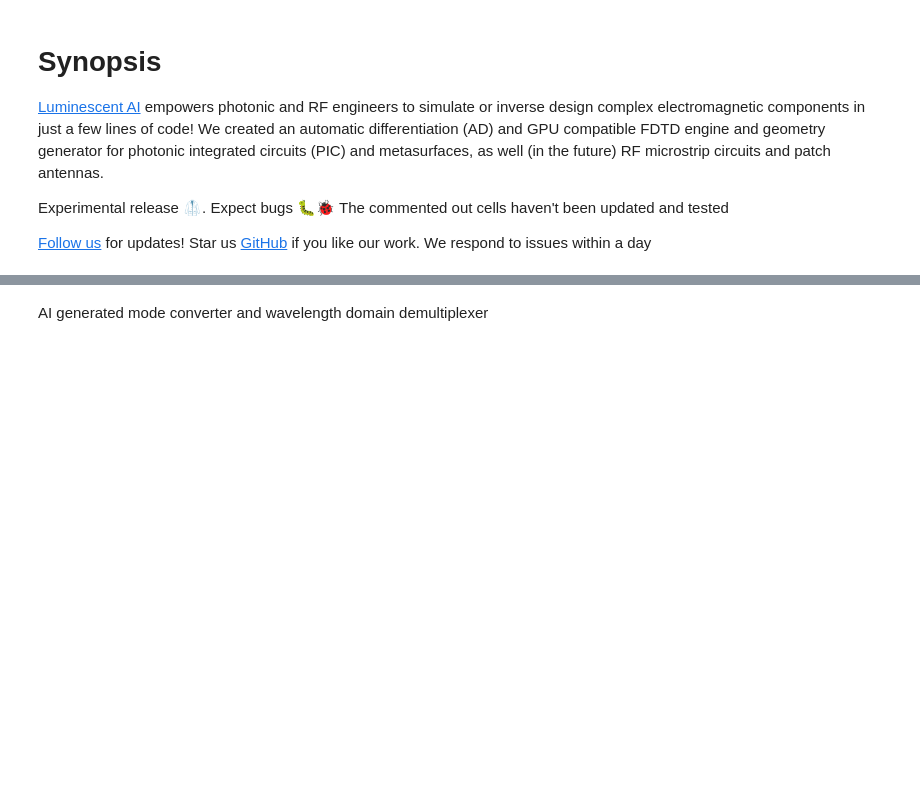
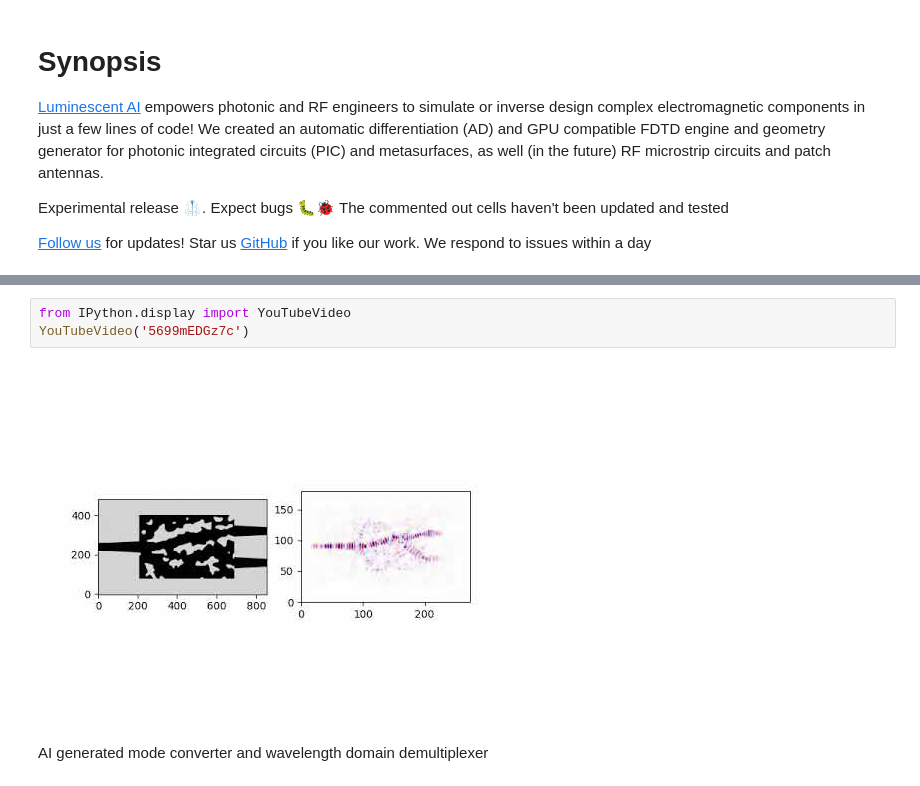
Before and after one commit to paulxshen/Luminescent.jl, a Jupyter notebook: Luminescent_AI_docs.ipynb, the cells around one changed output, grey strips where cells are left out. Saved outputs shown, nothing was run; the diff lists cells and outputs as text; blank space fills up the shorter version.

```diff
--- a/Luminescent_AI_docs.ipynb
+++ b/Luminescent_AI_docs.ipynb
@@ -23,3 +18,8 @@ Open https://colab.research.google.com/github/paulxshen/Luminescent.jl/blob/mast
+# %%
+from IPython.display import YouTubeVideo
+YouTubeVideo('5699mEDGz7c')
+# %% [output]
+[figure, added]
 # %% [markdown]
 AI generated mode converter and wavelength domain demultiplexer
 # %% [markdown]
```
Also changed, not shown: parts of 1 cell of this notebook.
